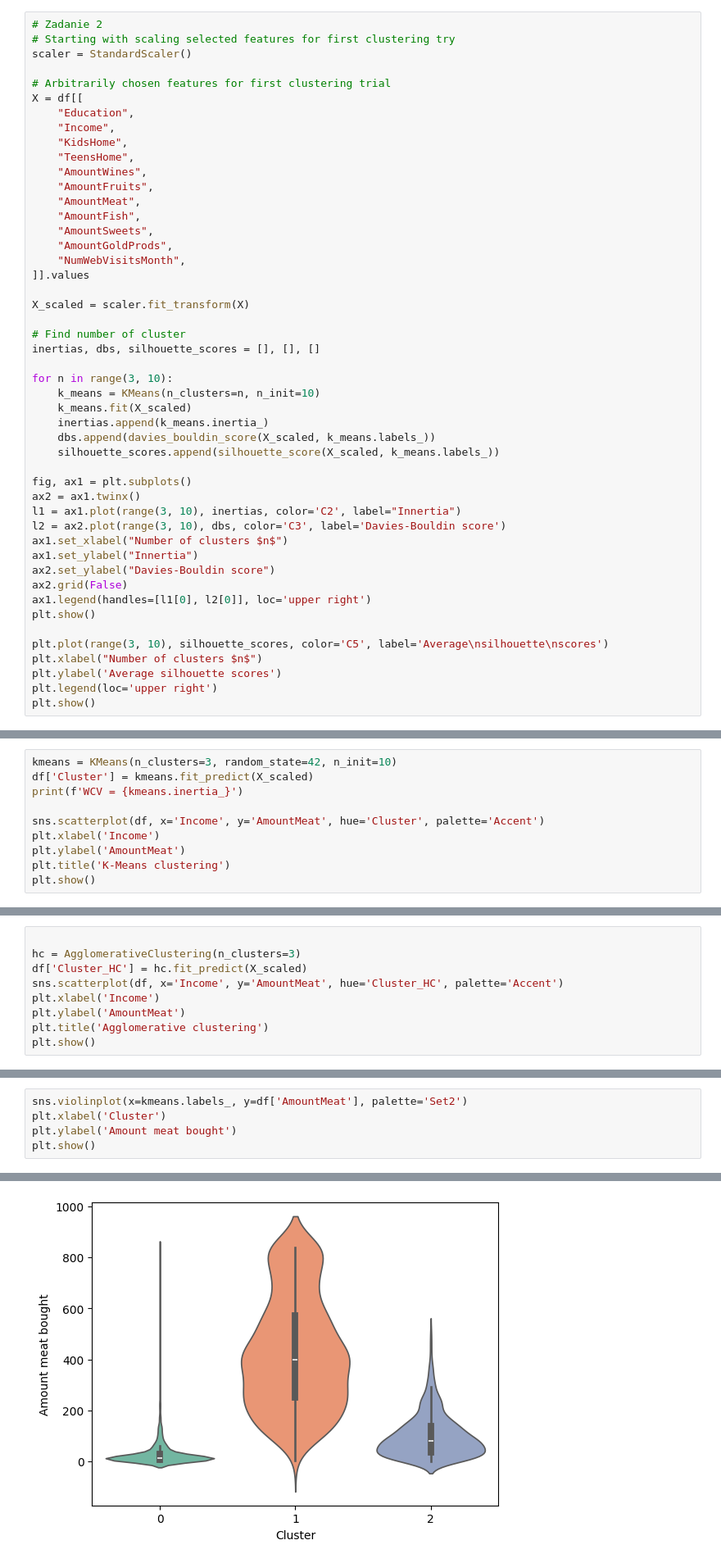
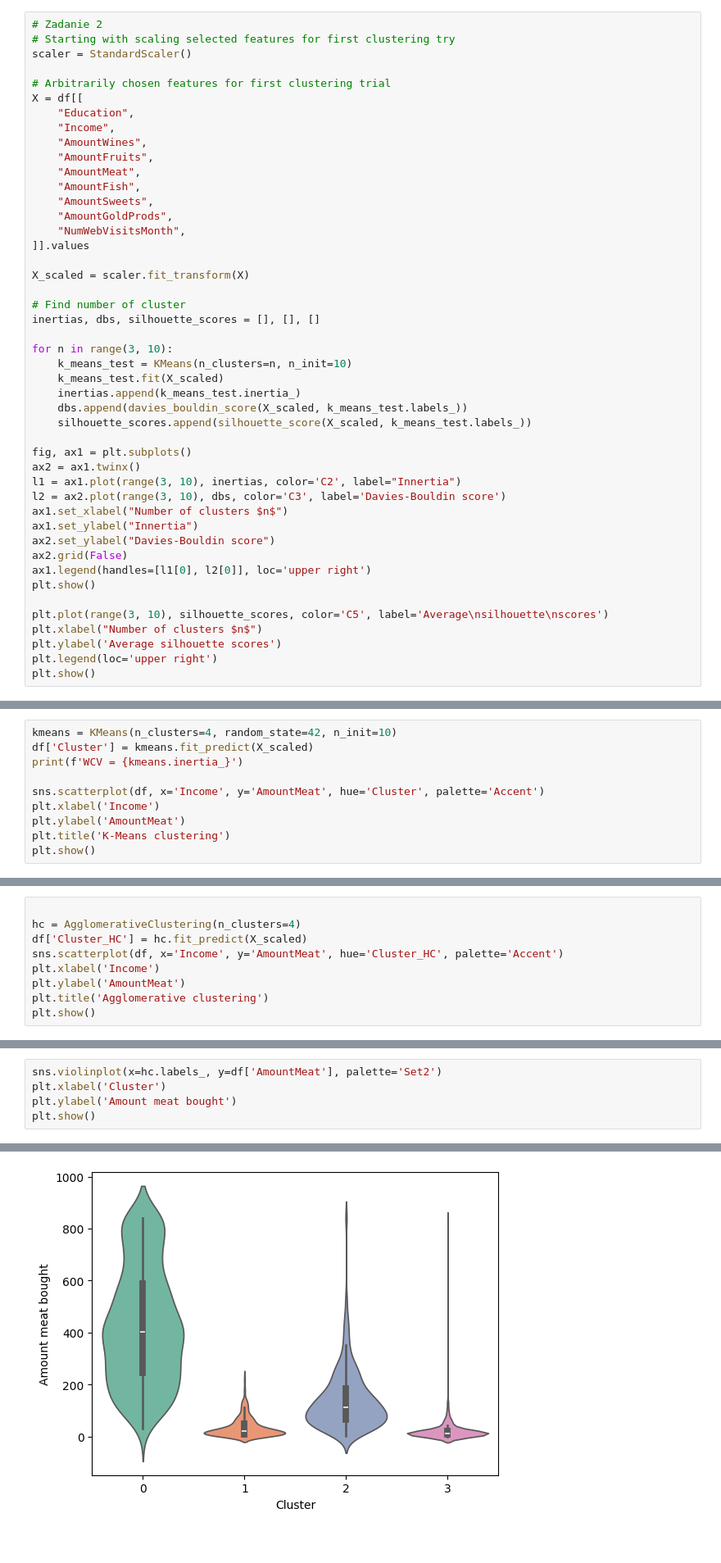
Before and after one commit to jancewicz/PJATK---Artificial-Intelligence-Postgraduate-Studies-, a Jupyter notebook: scikit-learn/pawel_jancewicz_pr7_2026/marketing_campaign/marketing_campaign.ipynb, the cells around one changed output, grey strips where cells are left out. Shown at 82% size. Drawn from its saved outputs; the diff is of its cells as text; blank space fills up the shorter version.

Commit message:
improved clustering in first exercise from 3 to 4 clusters

```diff
--- a/scikit-learn/pawel_jancewicz_pr7_2026/marketing_campaign/marketing_campaign.ipynb
+++ b/scikit-learn/pawel_jancewicz_pr7_2026/marketing_campaign/marketing_campaign.ipynb
@@ -251,8 +251,6 @@ scaler = StandardScaler()
 X = df[[
     "Education",
     "Income",
-    "KidsHome",
-    "TeensHome",
     "AmountWines",
     "AmountFruits",
     "AmountMeat",
@@ -268,11 +266,11 @@ X_scaled = scaler.fit_transform(X)
 inertias, dbs, silhouette_scores = [], [], []
 
 for n in range(3, 10):
-    k_means = KMeans(n_clusters=n, n_init=10)
-    k_means.fit(X_scaled)
-    inertias.append(k_means.inertia_)
-    dbs.append(davies_bouldin_score(X_scaled, k_means.labels_))
-    silhouette_scores.append(silhouette_score(X_scaled, k_means.labels_))
+    k_means_test = KMeans(n_clusters=n, n_init=10)
+    k_means_test.fit(X_scaled)
+    inertias.append(k_means_test.inertia_)
+    dbs.append(davies_bouldin_score(X_scaled, k_means_test.labels_))
+    silhouette_scores.append(silhouette_score(X_scaled, k_means_test.labels_))
 
 fig, ax1 = plt.subplots()
 ax2 = ax1.twinx()
@@ -296,5 +294,5 @@ plt.show()
 # %%
-kmeans = KMeans(n_clusters=3, random_state=42, n_init=10)
+kmeans = KMeans(n_clusters=4, random_state=42, n_init=10)
 df['Cluster'] = kmeans.fit_predict(X_scaled)
 print(f'WCV = {kmeans.inertia_}')
 
@@ -317,6 +315,6 @@ plt.show()
 # %%
 
-hc = AgglomerativeClustering(n_clusters=3)
+hc = AgglomerativeClustering(n_clusters=4)
 df['Cluster_HC'] = hc.fit_predict(X_scaled)
 sns.scatterplot(df, x='Income', y='AmountMeat', hue='Cluster_HC', palette='Accent')
 plt.xlabel('Income')
@@ -338,5 +346,5 @@ Passing `palette` without assigning `hue` is deprecated and will be removed in v
 # %%
-sns.violinplot(x=kmeans.labels_, y=df['AmountMeat'], palette='Set2')
+sns.violinplot(x=hc.labels_, y=df['AmountMeat'], palette='Set2')
 plt.xlabel('Cluster')
 plt.ylabel('Amount meat bought')
 plt.show()
@@ -347,4 +355,4 @@ Passing `palette` without assigning `hue` is deprecated and will be removed in v
-[figure, old version]
+[figure, new version]
 # %%
 def get_sillhouette_diagram(X: np.ndarray, k_means: KMeans, n_clusters: int, scaler: StandardScaler, first_feature_idx: int,  sec_feature_idx: int) -> None:
     X_scaled = scaler.fit_transform(X=X)
```
Also changed, not shown: parts of 11 cells of this notebook.
